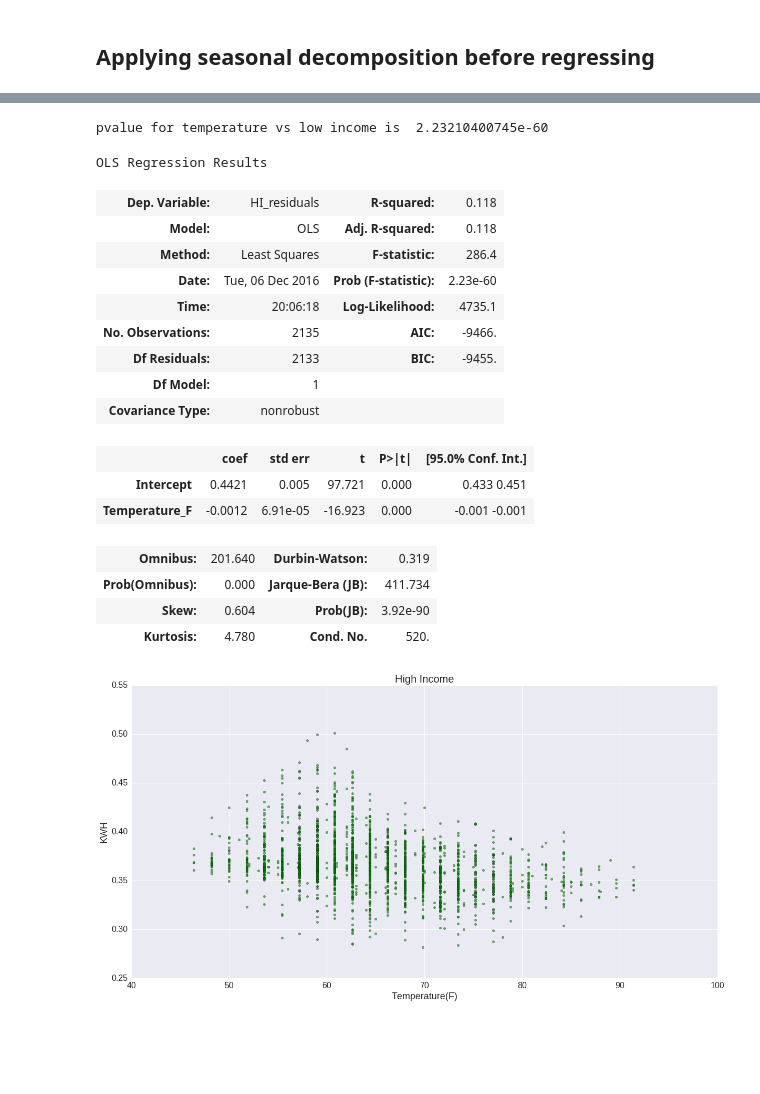
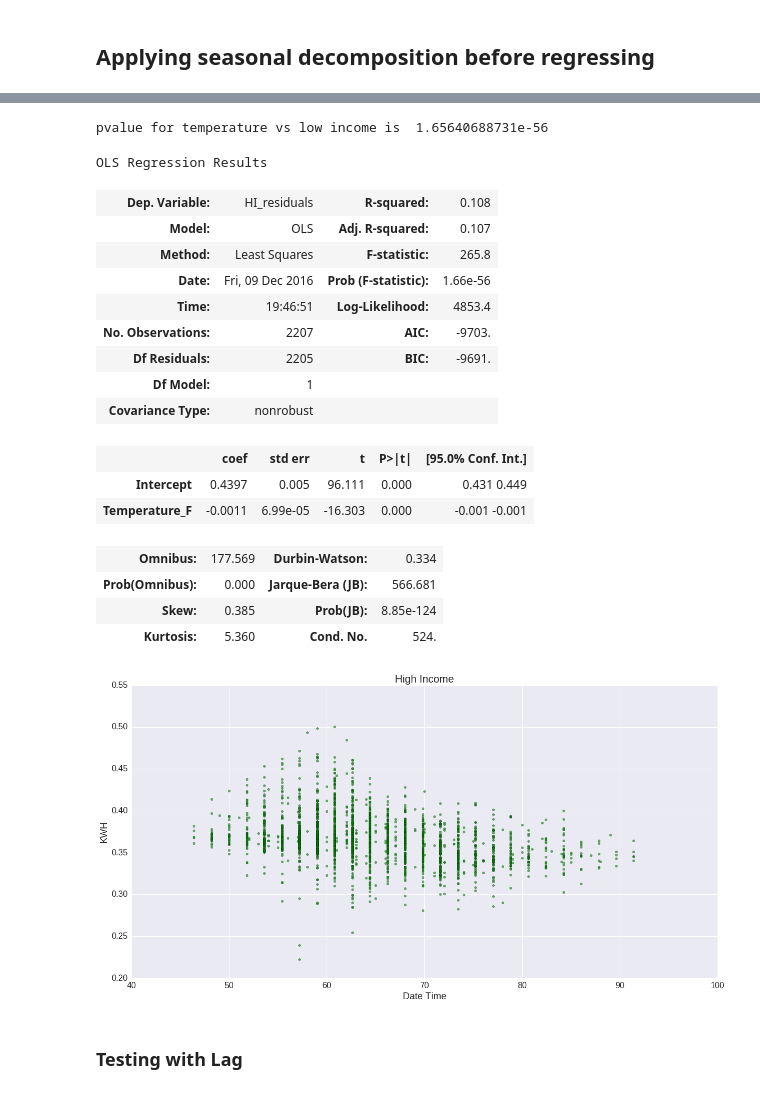
Before and after one commit to connorchency/Taming-the-Peak, a Jupyter notebook: analysis/Analysis_vsg_s13.ipynb, the cells around one changed output, grey strips where cells are left out. Cells and saved outputs as stored; diff of their text form; code cells hidden in the pictures; blank space fills up the shorter version.

```diff
--- a/analysis/Analysis_vsg_s13.ipynb
+++ b/analysis/Analysis_vsg_s13.ipynb
@@ -159,3 +72,0 @@ weather.head()
-# %%
-energy.reset_index(inplace=True)
-energy.head()
@@ -179,2 +73,3 @@ weather1.head()
 # %%
-final_summer2013 = pd.merge(weather1, energy, on='index')
+final2013_14 = pd.merge(weather, energy, on='DateTime')
+final2013_14.head()
@@ -266,6 +270,6 @@ The main reason of energy consumption variability is the daily cycle of energy u
 # %%
 ##Seasonal Decomposition of high income energy consumption
-data = np.array(final_summer2013.Affluent)
+data = np.array(final2013_14.Affluent)
 
 #Seasonal Decomposition using statsmodels api
 res = sm.tsa.seasonal_decompose(data, freq = 24)
@@ -279,5 +280,5 @@ final_summer2013.rename(columns ={'index':'DateTime'}, inplace=True)
 # %%
 #Adding the residuals of the seasonal deccomposition to the dataframe
-final_summer2013['HI_residuals'] = res.observed - res.seasonal
-final_summer2013.head()
+final2013_14['HI_residuals'] = res.observed - res.seasonal
+final2013_14.head()
 # %% [output]
@@ -290,36 +291,38 @@ final_summer2013.head()
 # %%
-#OLS HI_trend ~ Temperature_F
-regress2 = smf.ols(formula = 'HI_residuals ~ Temperature_F', data = final_summer2013).fit()
+#OLS HI_residual ~ Temperature_F
+regress2 = smf.ols(formula = 'HI_residuals ~ Temperature_F', data = final2013_14).fit()
 print ('pvalue for temperature vs low income is ', regress2.pvalues[1])
 regress2.summary()
 # %% [output]
-pvalue for temperature vs low income is  2.23210400745e-60
+pvalue for temperature vs low income is  1.65640688731e-56
 OLS Regression Results
-| Dep. Variable: | HI_residuals | R-squared: | 0.118 |
-| Model: | OLS | Adj. R-squared: | 0.118 |
-| Method: | Least Squares | F-statistic: | 286.4 |
-| Date: | Tue, 06 Dec 2016 | Prob (F-statistic): | 2.23e-60 |
-| Time: | 20:06:18 | Log-Likelihood: | 4735.1 |
-| No. Observations: | 2135 | AIC: | -9466. |
-| Df Residuals: | 2133 | BIC: | -9455. |
+| Dep. Variable: | HI_residuals | R-squared: | 0.108 |
+| Model: | OLS | Adj. R-squared: | 0.107 |
+| Method: | Least Squares | F-statistic: | 265.8 |
+| Date: | Fri, 09 Dec 2016 | Prob (F-statistic): | 1.66e-56 |
+| Time: | 19:46:51 | Log-Likelihood: | 4853.4 |
+| No. Observations: | 2207 | AIC: | -9703. |
+| Df Residuals: | 2205 | BIC: | -9691. |
 | Df Model: | 1 |  |  |
 | Covariance Type: | nonrobust |  |  |
 |  | coef | std err | t | P>|t| | [95.0% Conf. Int.] |
-| Intercept | 0.4421 | 0.005 | 97.721 | 0.000 | 0.433 0.451 |
-| Temperature_F | -0.0012 | 6.91e-05 | -16.923 | 0.000 | -0.001 -0.001 |
+| Intercept | 0.4397 | 0.005 | 96.111 | 0.000 | 0.431 0.449 |
+| Temperature_F | -0.0011 | 6.99e-05 | -16.303 | 0.000 | -0.001 -0.001 |
-| Omnibus: | 201.640 | Durbin-Watson: | 0.319 |
-| Prob(Omnibus): | 0.000 | Jarque-Bera (JB): | 411.734 |
-| Skew: | 0.604 | Prob(JB): | 3.92e-90 |
-| Kurtosis: | 4.780 | Cond. No. | 520. |
+| Omnibus: | 177.569 | Durbin-Watson: | 0.334 |
+| Prob(Omnibus): | 0.000 | Jarque-Bera (JB): | 566.681 |
+| Skew: | 0.385 | Prob(JB): | 8.85e-124 |
+| Kurtosis: | 5.360 | Cond. No. | 524. |
 # %%
 #plotting HI_residuasls and Temperature_F
 ax = pl.figure(figsize=(20,10)).add_subplot(111)
-final_summer2013.plot(x='Temperature_F', y='HI_residuals', kind='scatter', color="green", alpha=.6, ax=ax)
+final2013_14.plot(x='Temperature_F', y='HI_residuals', kind='scatter', color="green", alpha=.6, ax=ax)
 pl.xticks(fontsize=16)
 pl.yticks(fontsize=16)
 pl.title('High Income', fontsize=20)
 pl.ylabel("KWH", fontsize=18)
-pl.xlabel("Temperature(F)", fontsize=18)
+pl.xlabel("Date Time", fontsize=18)
 pl.show()
 # %% [output]
-[figure, old version]
+[figure, new version]
+# %% [markdown]
+### Testing with Lag
```
Also changed, not shown: parts of 40 cells of this notebook.
